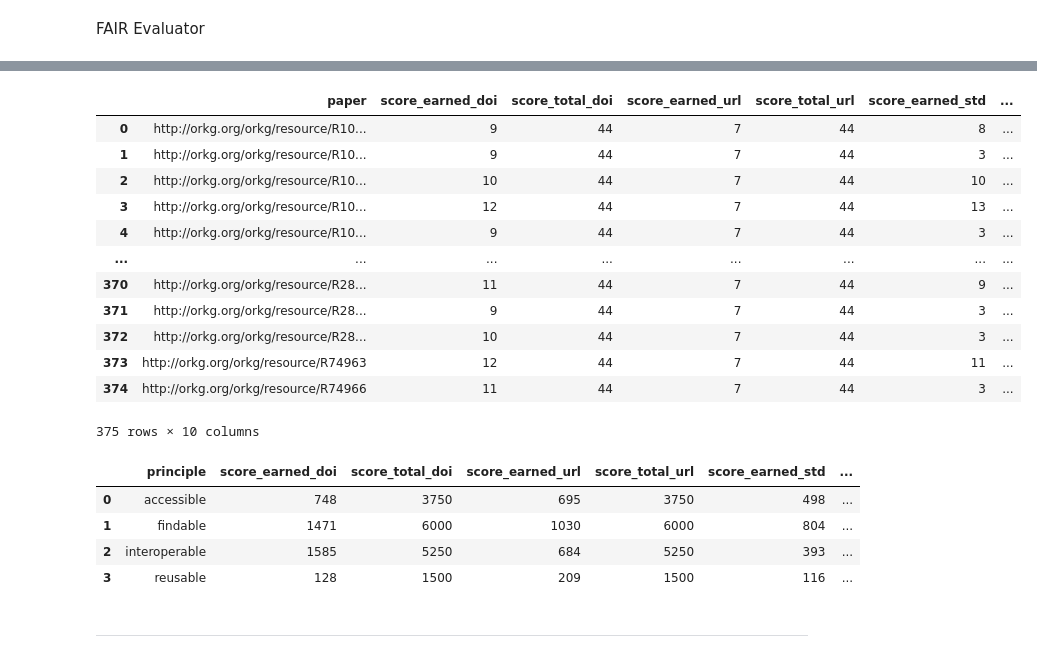
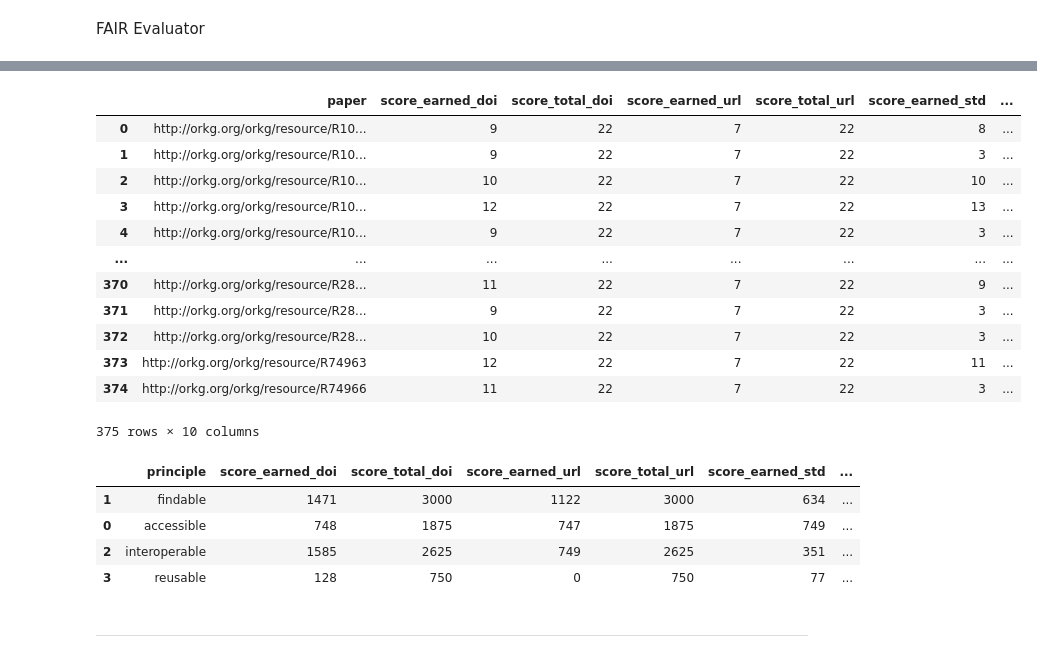
Before and after one commit to mwurzbacher/FAIRness-assessment-tools-evaluation-using-ORKG, a Jupyter notebook: Comparisons_graphs.ipynb, the cells around one changed output, grey strips where cells are left out. Cells and saved outputs as stored; diff of their text form; code cells hidden in the pictures.

```diff
--- a/Comparisons_graphs.ipynb
+++ b/Comparisons_graphs.ipynb
@@ -199,16 +201,12 @@ ________________________________________________________________________
 # %% [markdown]
 FAIR Evaluator
 # %%
-def expand_fes_paper_df(df):
+def expand_fes_paper_df(df, link_type):
     df_exp = pd.DataFrame()
     df_exp["paper"] = list(chain.from_iterable([[x]*22 for x in df["paper"]]))
-    df_exp["metric"] = list(chain.from_iterable([get_metrics_from_result(assessment_result=x) for x in df["assessment_result_doi"]]))
-    df_exp["score_earned_doi"] = list(chain.from_iterable([get_scores_from_result_fes(assessment_result=x) for x in df["assessment_result_doi"]]))
-    df_exp["score_total_doi"] = list(chain.from_iterable([[2]*22 for x in df["paper"]]))
-    df_exp["score_earned_url"] = list(chain.from_iterable([get_scores_from_result_fes(assessment_result=x) for x in df["assessment_result_url"]]))
-    df_exp["score_total_url"] = list(chain.from_iterable([[2]*22 for x in df["paper"]]))
-    df_exp["score_earned_std"] = list(chain.from_iterable([get_scores_from_result_fes(assessment_result=x) for x in df["assessment_result_std"]]))
-    df_exp["score_total_std"] = list(chain.from_iterable([[2]*22 for x in df["paper"]]))
+    df_exp["metric"] = list(chain.from_iterable([get_metrics_from_result(assessment_result=x) for x in df["assessment_result_"+link_type]]))
+    df_exp["score_earned_"+link_type] = list(chain.from_iterable([get_scores_from_result_fes(assessment_result=x) for x in df["assessment_result_"+link_type]]))
+    df_exp["score_total_"+link_type] = list(chain.from_iterable([[1]*22 for x in df["paper"]]))
     return df_exp
 # %%
 fes_papers_all_df["assessment_result_doi"] = fes_papers_all_df["assessment_result_doi"].map(lambda x: x.replace("\'", "\""))
@@ -222,3 +220,14 @@ fes_papers_all_df["assessment_result_url"] = fes_papers_all_df["assessment_resul
 fes_papers_all_df["assessment_result_std"] = fes_papers_all_df["assessment_result_std"].map(lambda x: x.replace("\'", "\""))
 fes_papers_all_df["assessment_result_std"] = fes_papers_all_df["assessment_result_std"].map(lambda x: x.replace("None", "\"None\""))
 fes_papers_all_df["assessment_result_std"] = fes_papers_all_df["assessment_result_std"].map(lambda x: json.loads(x))
+# %%
+fes_papers_all_df_doi_split = fes_papers_all_df[["paper", "assessment_result_doi"]]
+fes_papers_all_df_doi_split = expand_fes_paper_df(fes_papers_all_df_doi_split, "doi")
+fes_papers_all_df_url_split = fes_papers_all_df[["paper", "assessment_result_url"]]
+fes_papers_all_df_url_split = expand_fes_paper_df(fes_papers_all_df_url_split, "url")
+fes_papers_all_df_std_split = fes_papers_all_df[["paper", "assessment_result_std"]]
+fes_papers_all_df_std_split = expand_fes_paper_df(fes_papers_all_df_std_split, "std")
+
+fes_papers_all_df_temp_1 = pd.merge(fes_papers_all_df_doi_split, fes_papers_all_df_url_split, on=["paper", "metric"])
+fes_papers_all_df_temp = pd.merge(fes_papers_all_df_temp_1, fes_papers_all_df_std_split, on=["paper", "metric"])
+fes_papers_all_df_temp
@@ -225,36 +248,35 @@ fes_papers_all_df["assessment_result_std"] = fes_papers_all_df["assessment_resul
 # %%
-fes_papers_all_df_temp = expand_fes_paper_df(fes_papers_all_df)
 fes_papers_all_df_temp["score_earned_doi"] = fes_papers_all_df_temp["score_earned_doi"].map(lambda x: x.replace("None", "0"))
 fes_papers_all_df_temp["score_earned_doi"] = fes_papers_all_df_temp["score_earned_doi"].map(lambda x: int(x))
 fes_papers_all_df_temp["score_earned_url"] = fes_papers_all_df_temp["score_earned_url"].map(lambda x: x.replace("None", "0"))
 fes_papers_all_df_temp["score_earned_url"] = fes_papers_all_df_temp["score_earned_url"].map(lambda x: int(x))
 fes_papers_all_df_temp["score_earned_std"] = fes_papers_all_df_temp["score_earned_std"].map(lambda x: x.replace("None", "0"))
 fes_papers_all_df_temp["score_earned_std"] = fes_papers_all_df_temp["score_earned_std"].map(lambda x: int(x))
 fes_papers_all_df_total = fes_papers_all_df_temp.groupby("paper").agg({
     "score_earned_doi": "sum",
     "score_total_doi": "sum",
     "score_earned_url": "sum",
     "score_total_url": "sum",
     "score_earned_std": "sum",
     "score_total_std": "sum"
 }).reset_index()
 fes_papers_all_df_total["score_percent_doi"] = fes_papers_all_df_total.apply(lambda x: x["score_earned_doi"]/x["score_total_doi"], axis=1)
 fes_papers_all_df_total["score_percent_url"] = fes_papers_all_df_total.apply(lambda x: x["score_earned_url"]/x["score_total_url"], axis=1)
 fes_papers_all_df_total["score_percent_std"] = fes_papers_all_df_total.apply(lambda x: x["score_earned_std"]/x["score_total_std"], axis=1)
 fes_papers_all_df_total
 # %% [output]
 |  | paper | score_earned_doi | score_total_doi | score_earned_url | score_total_url | score_earned_std | ... |
-| 0 | http://orkg.org/orkg/resource/R10... | 9 | 44 | 7 | 44 | 8 | ... |
-| 1 | http://orkg.org/orkg/resource/R10... | 9 | 44 | 7 | 44 | 3 | ... |
-| 2 | http://orkg.org/orkg/resource/R10... | 10 | 44 | 7 | 44 | 10 | ... |
-| 3 | http://orkg.org/orkg/resource/R10... | 12 | 44 | 7 | 44 | 13 | ... |
-| 4 | http://orkg.org/orkg/resource/R10... | 9 | 44 | 7 | 44 | 3 | ... |
+| 0 | http://orkg.org/orkg/resource/R10... | 9 | 22 | 7 | 22 | 8 | ... |
+| 1 | http://orkg.org/orkg/resource/R10... | 9 | 22 | 7 | 22 | 3 | ... |
+| 2 | http://orkg.org/orkg/resource/R10... | 10 | 22 | 7 | 22 | 10 | ... |
+| 3 | http://orkg.org/orkg/resource/R10... | 12 | 22 | 7 | 22 | 13 | ... |
+| 4 | http://orkg.org/orkg/resource/R10... | 9 | 22 | 7 | 22 | 3 | ... |
 | ... | ... | ... | ... | ... | ... | ... | ... |
-| 370 | http://orkg.org/orkg/resource/R28... | 11 | 44 | 7 | 44 | 9 | ... |
-| 371 | http://orkg.org/orkg/resource/R28... | 9 | 44 | 7 | 44 | 3 | ... |
-| 372 | http://orkg.org/orkg/resource/R28... | 10 | 44 | 7 | 44 | 3 | ... |
-| 373 | http://orkg.org/orkg/resource/R74963 | 12 | 44 | 7 | 44 | 11 | ... |
-| 374 | http://orkg.org/orkg/resource/R74966 | 11 | 44 | 7 | 44 | 3 | ... |
+| 370 | http://orkg.org/orkg/resource/R28... | 11 | 22 | 7 | 22 | 9 | ... |
+| 371 | http://orkg.org/orkg/resource/R28... | 9 | 22 | 7 | 22 | 3 | ... |
+| 372 | http://orkg.org/orkg/resource/R28... | 10 | 22 | 7 | 22 | 3 | ... |
+| 373 | http://orkg.org/orkg/resource/R74963 | 12 | 22 | 7 | 22 | 11 | ... |
+| 374 | http://orkg.org/orkg/resource/R74966 | 11 | 22 | 7 | 22 | 3 | ... |
 375 rows × 10 columns
 # %%
 metric_to_principle = {
@@ -297,13 +319,15 @@ fes_papers_all_df_principle = fes_papers_all_df_principle.groupby("principle").a
 fes_papers_all_df_principle["score_percent_doi"] = fes_papers_all_df_principle.apply(lambda x: x["score_earned_doi"]/x["score_total_doi"], axis=1)
 fes_papers_all_df_principle["score_percent_url"] = fes_papers_all_df_principle.apply(lambda x: x["score_earned_url"]/x["score_total_url"], axis=1)
 fes_papers_all_df_principle["score_percent_std"] = fes_papers_all_df_principle.apply(lambda x: x["score_earned_std"]/x["score_total_std"], axis=1)
+fes_papers_all_df_principle["principle"] = pd.Categorical(fes_papers_all_df_principle["principle"], ["findable", "accessible", "interoperable", "reusable"])
+fes_papers_all_df_principle = fes_papers_all_df_principle.sort_values("principle")
 fes_papers_all_df_principle
 # %% [output]
 |  | principle | score_earned_doi | score_total_doi | score_earned_url | score_total_url | score_earned_std | ... |
-| 0 | accessible | 748 | 3750 | 695 | 3750 | 498 | ... |
-| 1 | findable | 1471 | 6000 | 1030 | 6000 | 804 | ... |
-| 2 | interoperable | 1585 | 5250 | 684 | 5250 | 393 | ... |
-| 3 | reusable | 128 | 1500 | 209 | 1500 | 116 | ... |
+| 1 | findable | 1471 | 3000 | 1122 | 3000 | 634 | ... |
+| 0 | accessible | 748 | 1875 | 747 | 1875 | 749 | ... |
+| 2 | interoperable | 1585 | 2625 | 749 | 2625 | 351 | ... |
+| 3 | reusable | 128 | 750 | 0 | 750 | 77 | ... |
 # %% [markdown]
 _____________________________________________________________________________________
 # %% [markdown]
```
Also changed, not shown: parts of 5 cells of this notebook, 2 other files.
